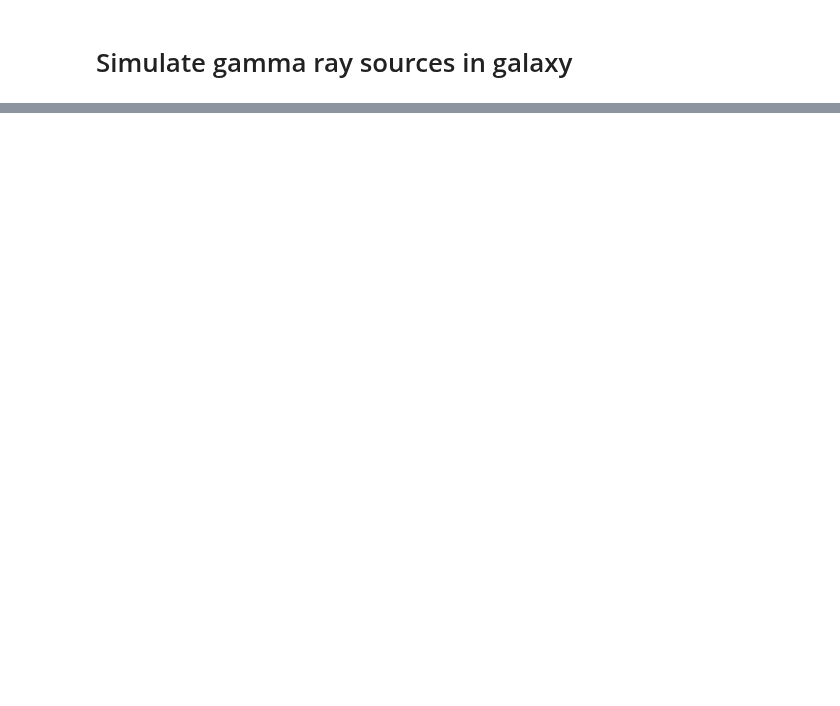
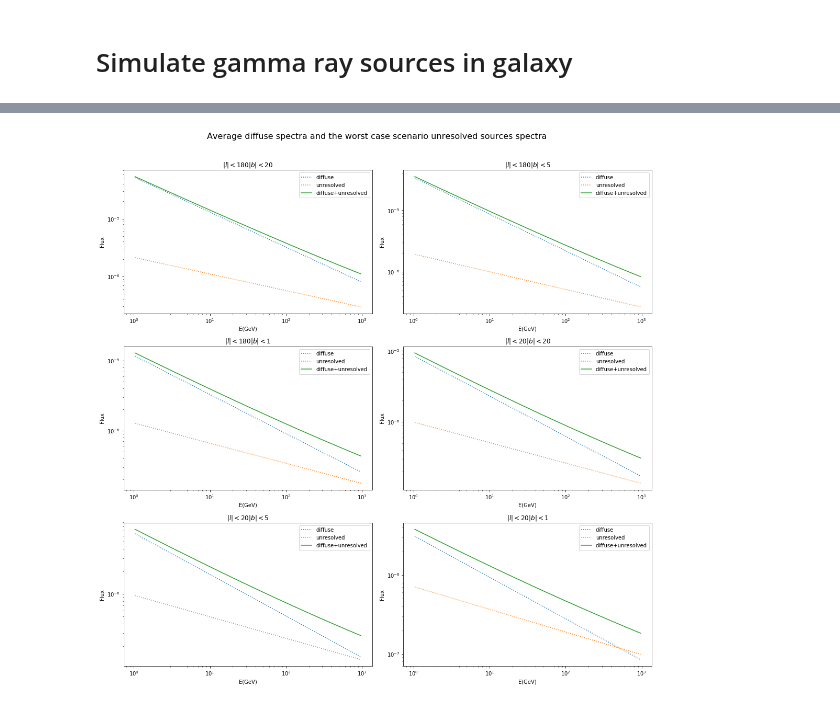
Before and after one commit to martp91/y-rays-UPS, a Jupyter notebook: sim_gamma_sources.ipynb, the cells around one changed output, grey strips where cells are left out. Saved outputs shown, nothing was run; the diff lists cells and outputs as text; code cells hidden in the pictures; blank space fills up the shorter version.

```diff
--- a/sim_gamma_sources.ipynb
+++ b/sim_gamma_sources.ipynb
@@ -588,0 +383,29 @@ plt.savefig('fraction_ps_diffuse_1.pdf')
+# %%
+###Plot the fraction of unresolved/diffuse emission
+snr_spec = np.array(snr_spec)
+fig = plt.figure(figsize=(15,20))
+gs = gridspec.GridSpec(4,2)
+
+for di in range(len(spec_diff_lb)):
+    gsi = gridspec.GridSpecFromSubplotSpec(1,1,subplot_spec=gs[di])
+    ax = plt.Subplot(fig,gs[di])
+    for i,sf in enumerate(snr_spec):
+        spec = snr_spec[i,di]
+        #ax.loglog(E,E**2*spec,label=options_print[i])
+    ax.loglog(E,E**2*(spec_diff_lb[di]),label='diffuse',linestyle=':')
+    ax.loglog(E,E**2*(snr_spec[1,di]),label='unresolved',linestyle=':')
+    ax.loglog(E,E**2*(spec_diff_lb[di]+snr_spec[1,di]),label='diffuse+unresolved',linestyle='-')
+
+
+    #ax.set_ylim([0.001,1])
+    ax.set_title(r'$|l| < %s |b| < %s$'%lb[di])
+    ax.set_xlabel('E(GeV)')
+    ax.set_ylabel('Flux')
+    fig.add_subplot(ax)
+    plt.legend(loc=1)#, title=options_labels[0:4])
+##Plot legend in seperate subplot
+fig.suptitle(r'Average diffuse spectra and the worst case scenario unresolved sources spectra',fontsize=16)
+fig.tight_layout(rect=[0, 0.03, 1, 0.95])
+plt.savefig('spectra')
+# %% [output]
+[figure, added]
```
Also changed, not shown: parts of 10 cells of this notebook.
